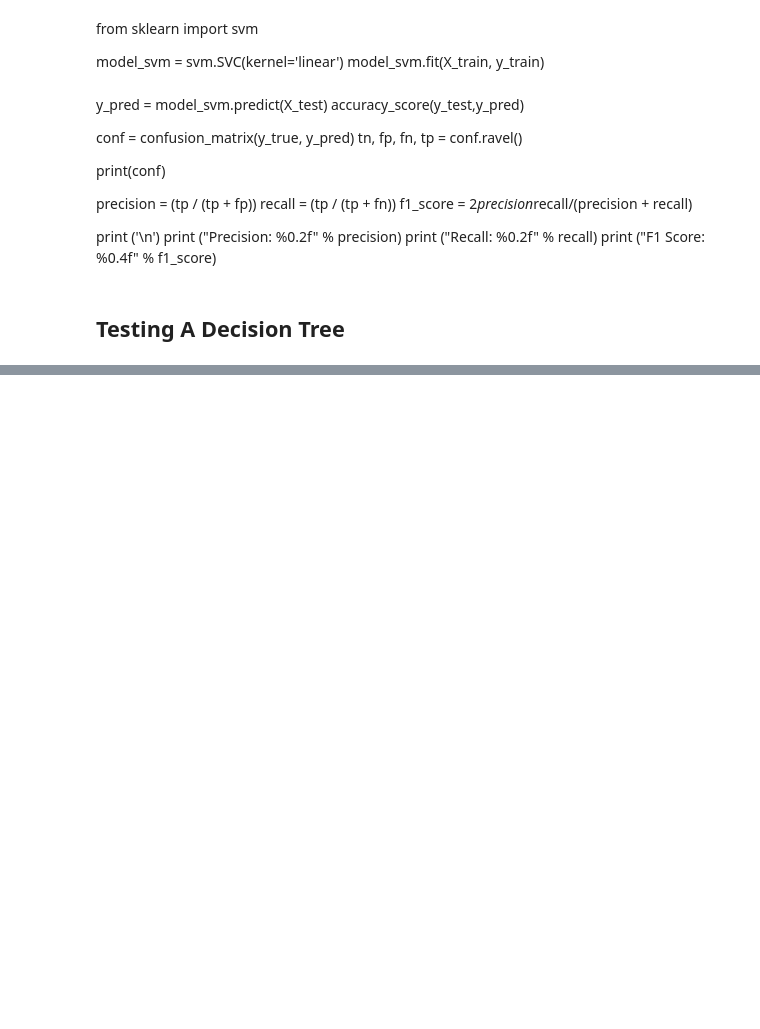
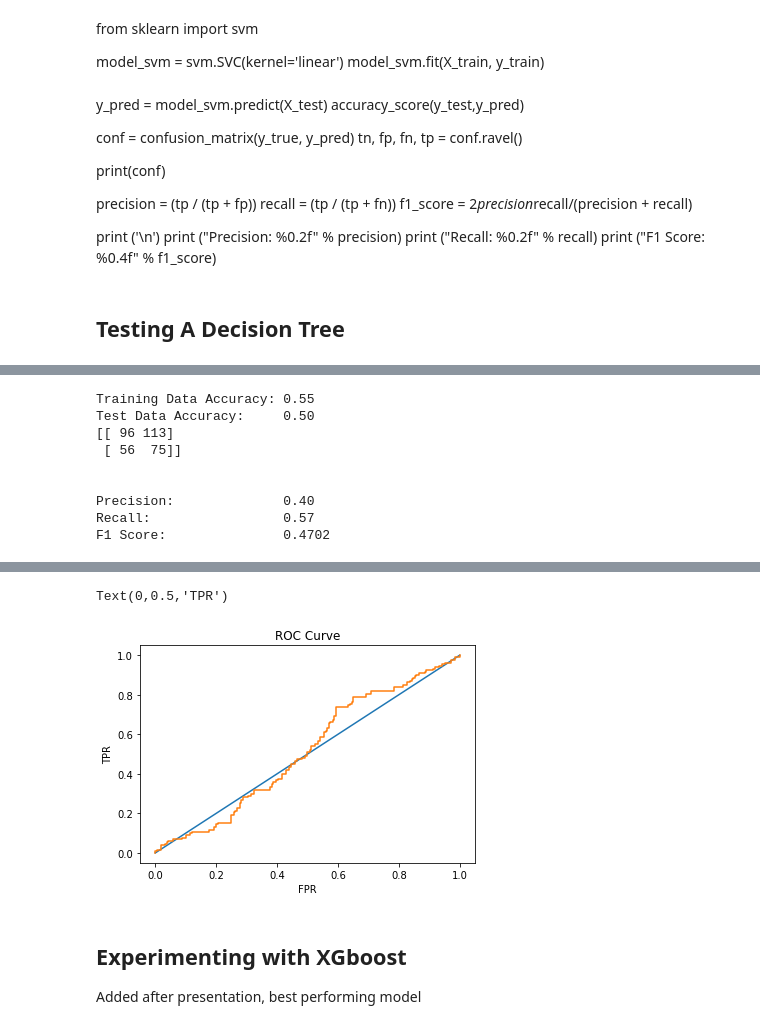
Before and after one commit to jdmendoza/predicting_startup_success, a Jupyter notebook: Danny_SF_Startup_Acquisition.ipynb, the cells around one changed output, grey strips where cells are left out. Drawn from its saved outputs; the diff is of its cells as text; code cells hidden in the pictures; blank space fills up the shorter version.

Commit message:
updating SF data analysis & modeling notebook

```diff
--- a/Danny_SF_Startup_Acquisition.ipynb
+++ b/Danny_SF_Startup_Acquisition.ipynb
@@ -960,0 +1022,54 @@ Text(0,0.5,'TPR')
+# %%
+X_min = X[['investor_ratings', 'company_max_round', 'total_funding']]
+X_train, X_test, y_train, y_test = train_test_split(X_min, y, test_size=0.3, random_state=444)
+# %%
+model1 = linear_model.LogisticRegression(class_weight='balanced')
+model1.fit(X_train, y_train)
+
+# accuracy for test & train:
+train_acc=model1.score(X_train, y_train)
+test_acc=model1.score(X_test,y_test)
+print("Training Data Accuracy: %0.2f" %(train_acc))
+print("Test Data Accuracy:     %0.2f" %(test_acc))
+
+y_true = y_test
+y_pred = model1.predict(X_test)
+
+
+conf = confusion_matrix(y_true, y_pred)
+tn, fp, fn, tp = conf.ravel()
+
+print(conf)
+
+precision = (tp / (tp + fp))
+recall = (tp / (tp + fn))
+f1_score = 2*precision*recall/(precision + recall)
+
+print ('\n')
+print ("Precision:              %0.2f" % precision)
+print ("Recall:                 %0.2f"% recall)
+print ("F1 Score:               %0.4f"% f1_score)
+
+#Make this into a function to generate a ROC curve
+y_score=model1.predict_proba(X_test)[:,1]
+
+FPR, TPR, thresholds = roc_curve(y_test, y_score)
+roc_auc = auc(FPR, TPR)
+
+plt.figure()
+# Plotting our Baseline..
+plt.plot([0,1],[0,1])
+plt.plot(FPR,TPR)
+plt.title('ROC Curve')
+plt.xlabel('FPR')
+plt.ylabel('TPR')
+# %% [output]
+Training Data Accuracy: 0.55
+Test Data Accuracy:     0.50
+[[ 96 113]
+ [ 56  75]]
+
+
+Precision:              0.40
+Recall:                 0.57
+F1 Score:               0.4702
@@ -960,0 +1077,6 @@ Text(0,0.5,'TPR')
+Text(0,0.5,'TPR')
+[figure, added]
+# %% [markdown]
+## Experimenting with XGboost
+
+Added after presentation, best performing model
```
Also changed, not shown: parts of 91 cells of this notebook.
